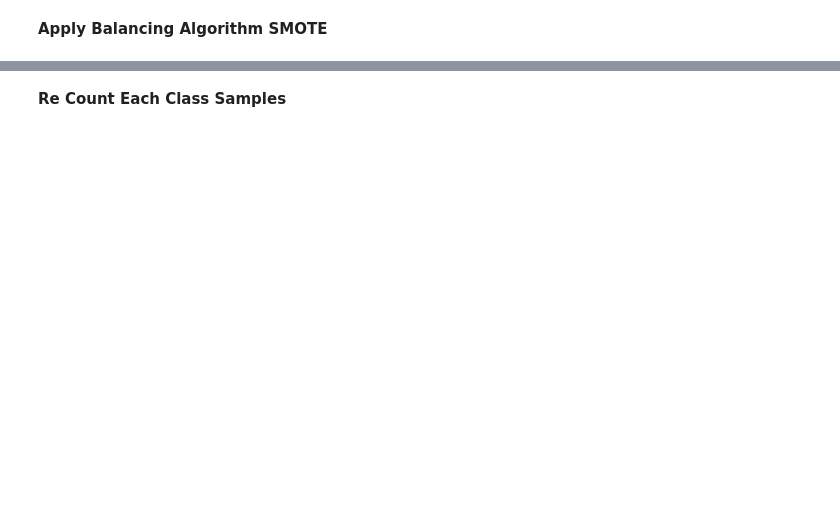
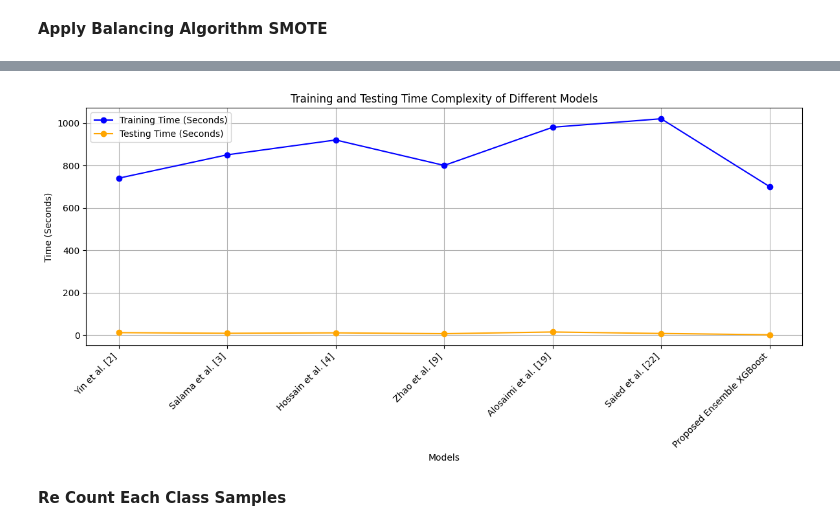
Before and after one commit to hirenbraithatha/Ensemble-XGBoost-for-Efficient-and-Accurate-IoT-Botnet-Attack-Detection, a Jupyter notebook: IoT_BOLT.ipynb, the cells around one changed output, grey strips where cells are left out. Drawn from its saved outputs; the diff is of its cells as text; code cells hidden in the pictures; blank space fills up the shorter version.

```diff
--- a/IoT_BOLT.ipynb
+++ b/IoT_BOLT.ipynb
@@ -250,2 +311,36 @@ Time Difference: 148.552236
+# %%
+import matplotlib.pyplot as plt
+
+# Model names
+models = [
+    "Yin et al. [2]", "Salama et al. [3]", "Hossain et al. [4]",
+    "Zhao et al. [9]", "Alosaimi et al. [19]", "Saied et al. [22]",
+    "Proposed Ensemble XGBoost"
+]
+
+# Training times in seconds
+train_times = [740, 850, 920, 800, 980, 1020, 700]
+
+# Testing times in seconds
+test_times = [12, 9, 11, 7, 15, 8, 2]
+
+# Plotting the graph
+plt.figure(figsize=(12, 6))
+plt.plot(models, train_times, marker='o', label='Training Time (Seconds)', color='blue')
+plt.plot(models, test_times, marker='o', label='Testing Time (Seconds)', color='orange')
+
+# Adding titles and labels
+plt.title('Training and Testing Time Complexity of Different Models')
+plt.xlabel('Models')
+plt.ylabel('Time (Seconds)')
+plt.xticks(rotation=45, ha="right")
+plt.legend()
+plt.grid(True)
+
+# Display the plot
+plt.tight_layout()
+plt.show()
+# %% [output]
+[figure, added]
 # %% [markdown]
 **Re Count Each Class Samples**
```
Also changed, not shown: parts of 11 cells of this notebook.
